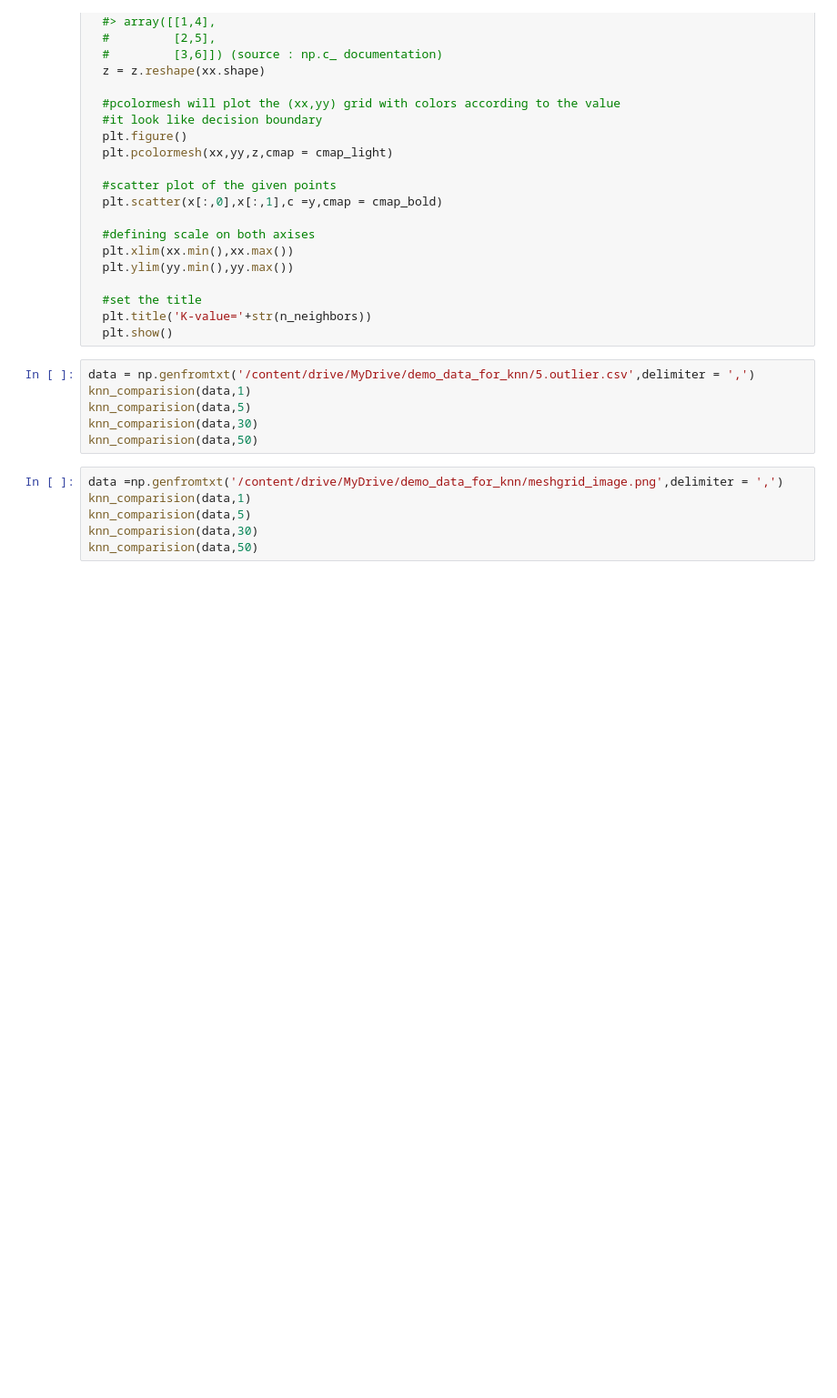
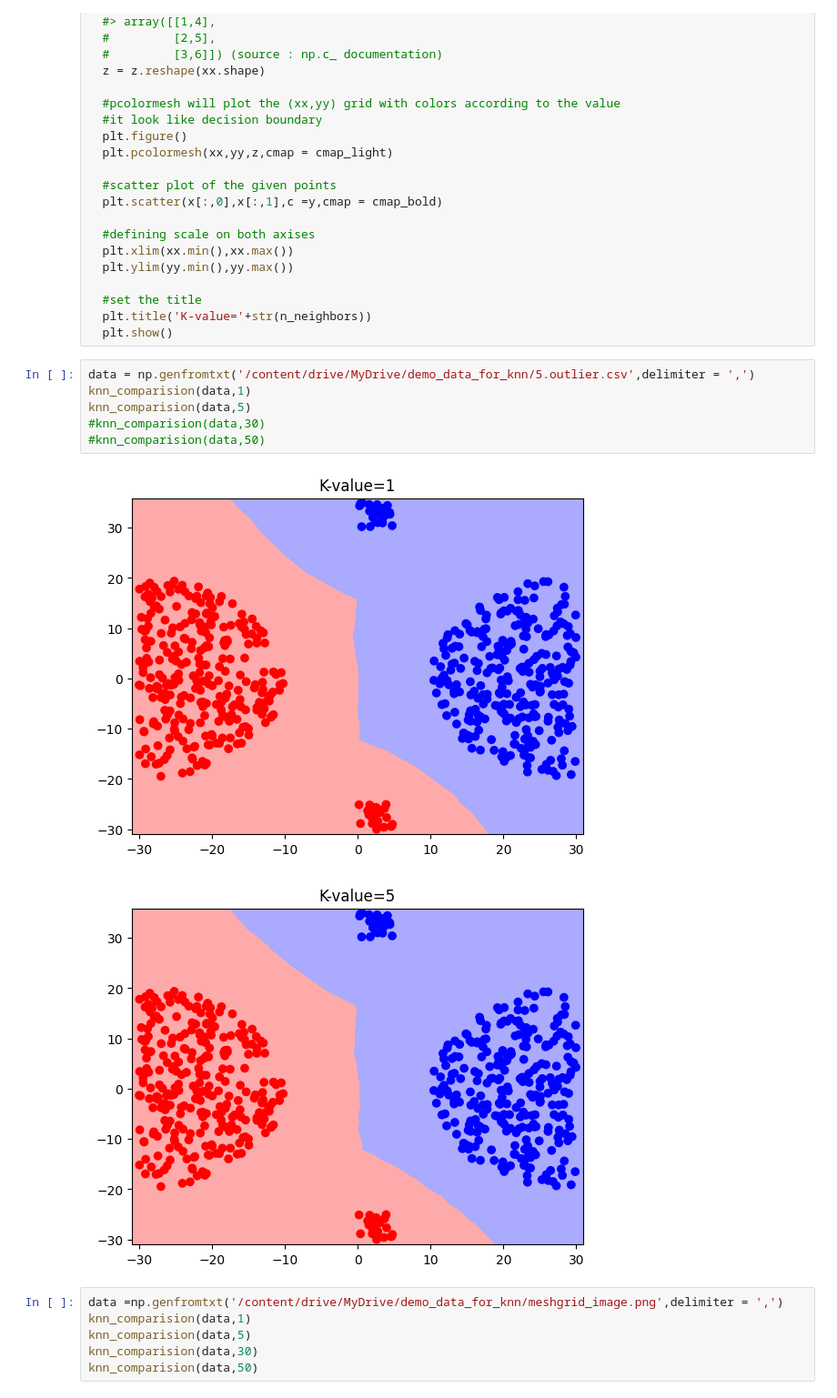
Before and after one commit to rajesh0305/Module3-Natural-language-processing-, a Jupyter notebook: Implementation_of_KNN.ipynb, the cells around one changed output. Shown at 91% size. Cells and saved outputs as stored; diff of their text form; blank space fills up the shorter version.

```diff
--- a/Implementation_of_KNN.ipynb
+++ b/Implementation_of_KNN.ipynb
@@ -194,9 +194,12 @@ def knn_comparision(data,n_neighbors = 15):
 # %%
 data = np.genfromtxt('/content/drive/MyDrive/demo_data_for_knn/5.outlier.csv',delimiter = ',')
 knn_comparision(data,1)
 knn_comparision(data,5)
-knn_comparision(data,30)
-knn_comparision(data,50)
+#knn_comparision(data,30)
+#knn_comparision(data,50)
+# %% [output]
+[figure, added]
+[figure, added]
 # %%
 data =np.genfromtxt('/content/drive/MyDrive/demo_data_for_knn/meshgrid_image.png',delimiter = ',')
 knn_comparision(data,1)
```
